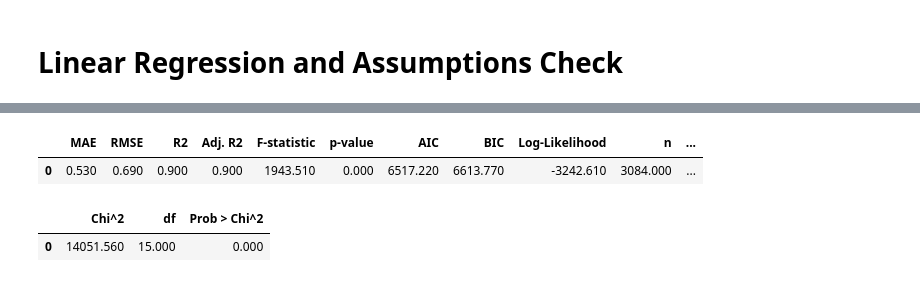
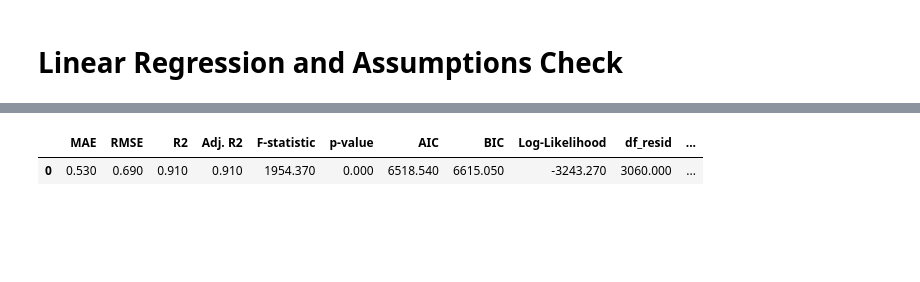
Before and after one commit to mfarme/eHealthEquity, a Jupyter notebook: Research/Analysis/RQ1 Analysis.ipynb, the cells around one changed output, grey strips where cells are left out. Saved outputs shown, nothing was run; the diff lists cells and outputs as text; code cells hidden in the pictures; blank space fills up the shorter version.

```diff
--- a/Research/Analysis/RQ1 Analysis.ipynb
+++ b/Research/Analysis/RQ1 Analysis.ipynb
@@ -100,21 +86,26 @@ covariates = [
     # "pct_tp_veh_1", # percentage of households with one vehicle
     # "pct_tp_veh_2", # percentage of households with two vehicles
     # "pct_tp_veh_3" # percentage of households with three or more vehicles
-    "ruca", # rural-urban continuum codes
+    #"ruca", # rural-urban continuum codes
+    #"ruca_metro", # metropolitan
+    #"ruca_micro", # micropolitan
+    #"ruca_small_town", # small town
+    "ruca_rural", # rural
     "bb_int_struct" # broadband internet access availability
 ]
 
-# variables commented out due to high VIF values (>= 5)
-
-X = df[iv + covariates]
-y = df[dv]
-
-features = "+".join(iv + covariates)
-y, X = dmatrices(dv[0] + ' ~' + features, data=df, return_type='dataframe')
+# variables commented out due to high VIF values (>= 5
+# %%
+X = df[iv + covariates]
+y = df[dv]
+#center X
+X = X - X.mean()
+#add constant
+X = sm.add_constant(X)
 # %% [markdown]
 # Linear Regression and Assumptions Check
 # %%
-model = smf.ols(formula=dv[0] + ' ~' + features, data=df)
+model = sm.OLS(y, X)
 results = model.fit()
 
 #Evalute VIF for each variable and display in table
@@ -205,30 +182,18 @@ pct_tp_veh_0 (Percentage with no vehicle available): The positive coefficient su
 # %%
-#create model fit measures table
 fit_measures = pd.DataFrame()
 fit_measures['MAE'] = [mae]
 fit_measures['RMSE'] = [rmse]
 fit_measures['R2'] = [results.rsquared]
 fit_measures['Adj. R2'] = [results.rsquared_adj]
 fit_measures['F-statistic'] = [results.fvalue]
 fit_measures['p-value'] = [results.f_pvalue]
 fit_measures['AIC'] = [results.aic]
 fit_measures['BIC'] = [results.bic]
 fit_measures['Log-Likelihood'] = [results.llf]
-fit_measures['n'] = [results.nobs]
-fit_measures['k'] = [results.df_model]
 fit_measures['df_resid'] = [results.df_resid]
 fit_measures['df_model'] = [results.df_model]
 
 display(fit_measures.round(2))
-
-#create table forf Omnibus ANOVA test
-omnibus = pd.DataFrame()
-omnibus['Chi^2'] = [results.ess]
-omnibus['df'] = [results.df_model]
-omnibus['Prob > Chi^2'] = [results.f_pvalue]
-display(omnibus.round(2))
 # %% [output]
-|  | MAE | RMSE | R2 | Adj. R2 | F-statistic | p-value | AIC | BIC | Log-Likelihood | n | ... |
-| 0 | 0.530 | 0.690 | 0.900 | 0.900 | 1943.510 | 0.000 | 6517.220 | 6613.770 | -3242.610 | 3084.000 | ... |
+|  | MAE | RMSE | R2 | Adj. R2 | F-statistic | p-value | AIC | BIC | Log-Likelihood | df_resid | ... |
+| 0 | 0.530 | 0.690 | 0.910 | 0.910 | 1954.370 | 0.000 | 6518.540 | 6615.050 | -3243.270 | 3060.000 | ... |
-|  | Chi^2 | df | Prob > Chi^2 |
-| 0 | 14051.560 | 15.000 | 0.000 |
```
Also changed, not shown: parts of 13 cells of this notebook, 14 other files.
